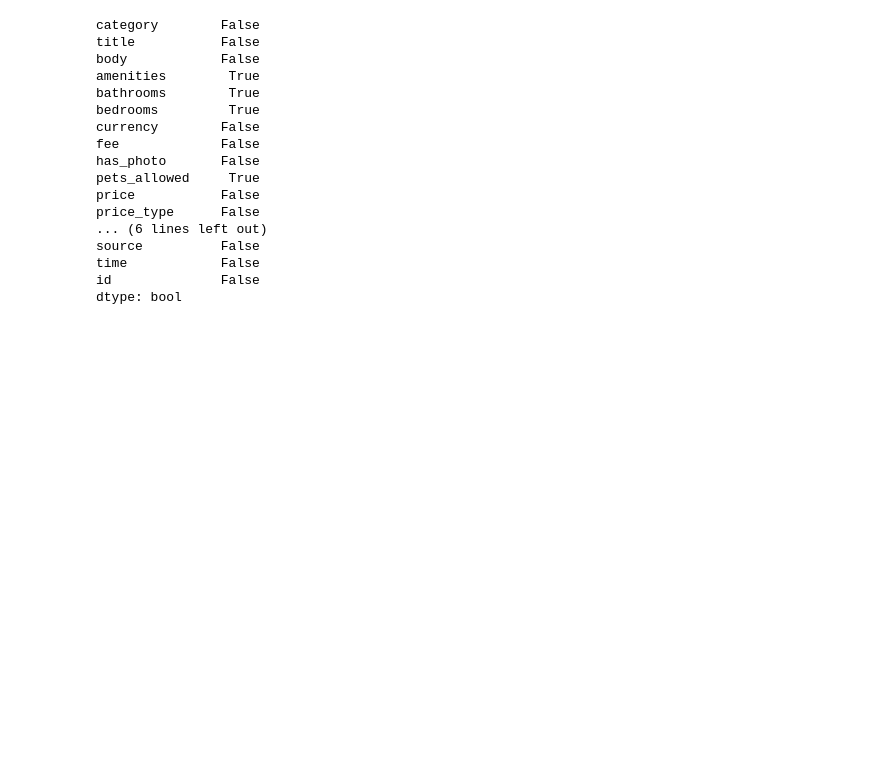
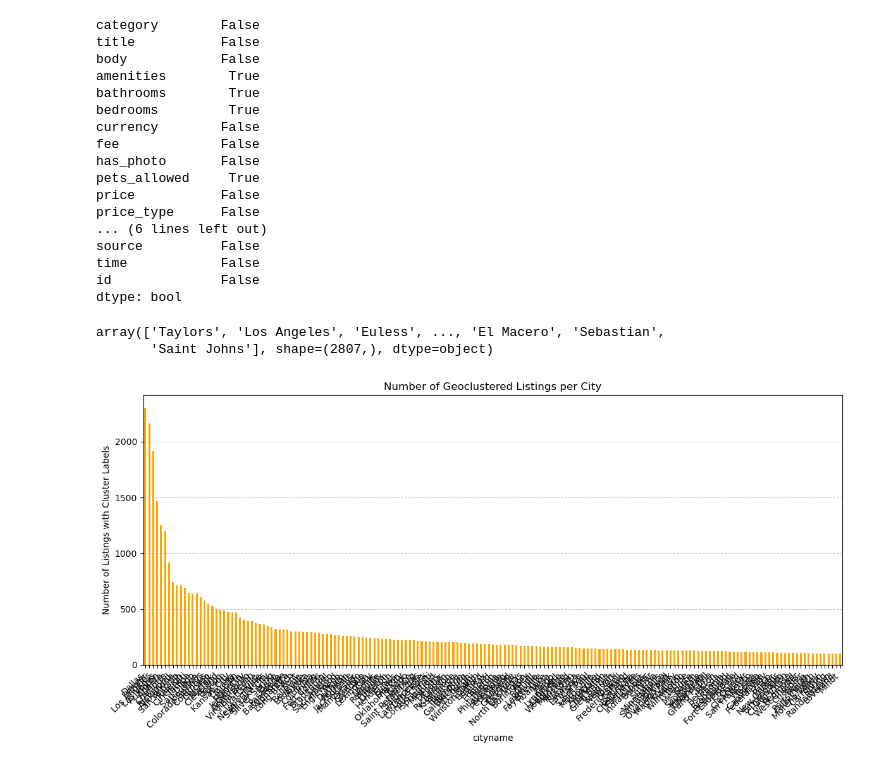
Before and after one commit to fpgmina/dsl, a Jupyter notebook: EDA.ipynb, the cells around one changed output. Saved outputs shown, nothing was run; the diff lists cells and outputs as text; code cells hidden in the pictures; blank space fills up the shorter version.

```diff
--- a/EDA.ipynb
+++ b/EDA.ipynb
@@ -102,0 +129,10 @@ X_test = imp_mean.transform(X_test.values)
+# %%
+from sklearn.cluster import KMeans
+coords = df[['latitude', 'longitude']].dropna()
+kmeans = KMeans(n_clusters=20, random_state=42).fit(coords)
+df.loc[coords.index, 'geo_cluster'] = kmeans.labels_
+# %%
+df.cityname.unique()
+# %% [output]
+array(['Taylors', 'Los Angeles', 'Euless', ..., 'El Macero', 'Sebastian',
+       'Saint Johns'], shape=(2807,), dtype=object)
@@ -102,0 +168,20 @@ X_test = imp_mean.transform(X_test.values)
+# %%
+city_cluster_counts = df.groupby("cityname")["geo_cluster"].count()
+
+# Optional: filter to only cities with >=10 listings
+city_cluster_counts = city_cluster_counts[city_cluster_counts >= 100]
+
+# Sort by descending count
+city_cluster_counts = city_cluster_counts.sort_values(ascending=False)
+
+# Plot
+plt.figure(figsize=(12, 6))
+city_cluster_counts.plot(kind='bar', color='orange')
+plt.ylabel("Number of Listings with Cluster Labels")
+plt.title("Number of Geoclustered Listings per City")
+plt.xticks(rotation=45, ha='right')
+plt.grid(axis='y', linestyle='--', alpha=0.7)
+plt.tight_layout()
+plt.show()
+# %% [output]
+[figure, added]
```
Also changed, not shown: parts of 14 cells of this notebook, 6 other files.
